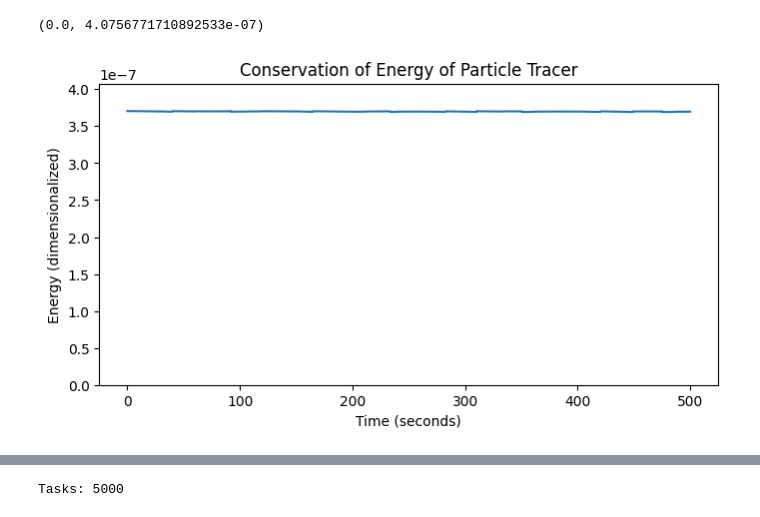
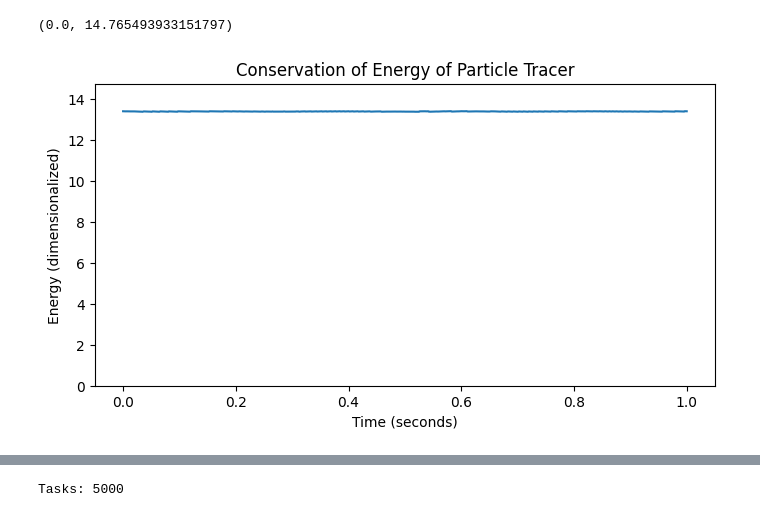
Before and after one commit to ddasilva/disco, a Jupyter notebook: Visualize.ipynb, the cells around one changed output, grey strips where cells are left out. Saved outputs shown, nothing was run; the diff lists cells and outputs as text; code cells hidden in the pictures.

```diff
--- a/Visualize.ipynb
+++ b/Visualize.ipynb
@@ -86,22 +78,21 @@ plt
 # %%
-from astropy.constants import R_earth, m_e, c
-from astropy import units
+
 
 B_units = units.s / units.km
 M_units = units.km / units.s
 sf = c / R_earth
-t = (df['t50'].values / sf).to(units.s).value
-W = df['W50'].values
+t = (df['t0'].values / sf).to(units.s).value
+W = df['W0'].values
 
 plt.figure(figsize=(8, 4), dpi=100, facecolor='white')
-plt.plot(t, df['W50'], '-')
+plt.plot(t, df['W0'], '-')
 plt.ylabel('Energy (dimensionalized)')
 plt.xlabel('Time (seconds)')
 plt.title('Conservation of Energy of Particle Tracer')
 plt.ylim(0, W.max()*1.1)
 # %% [output]
-(0.0, 4.0756771710892533e-07)
+(0.0, 14.765493933151797)
-[figure, old version]
+[figure, new version]
 # %%
 plot(df)
 # %% [output]
```
Also changed, not shown: parts of 8 cells of this notebook, 2 other files.
